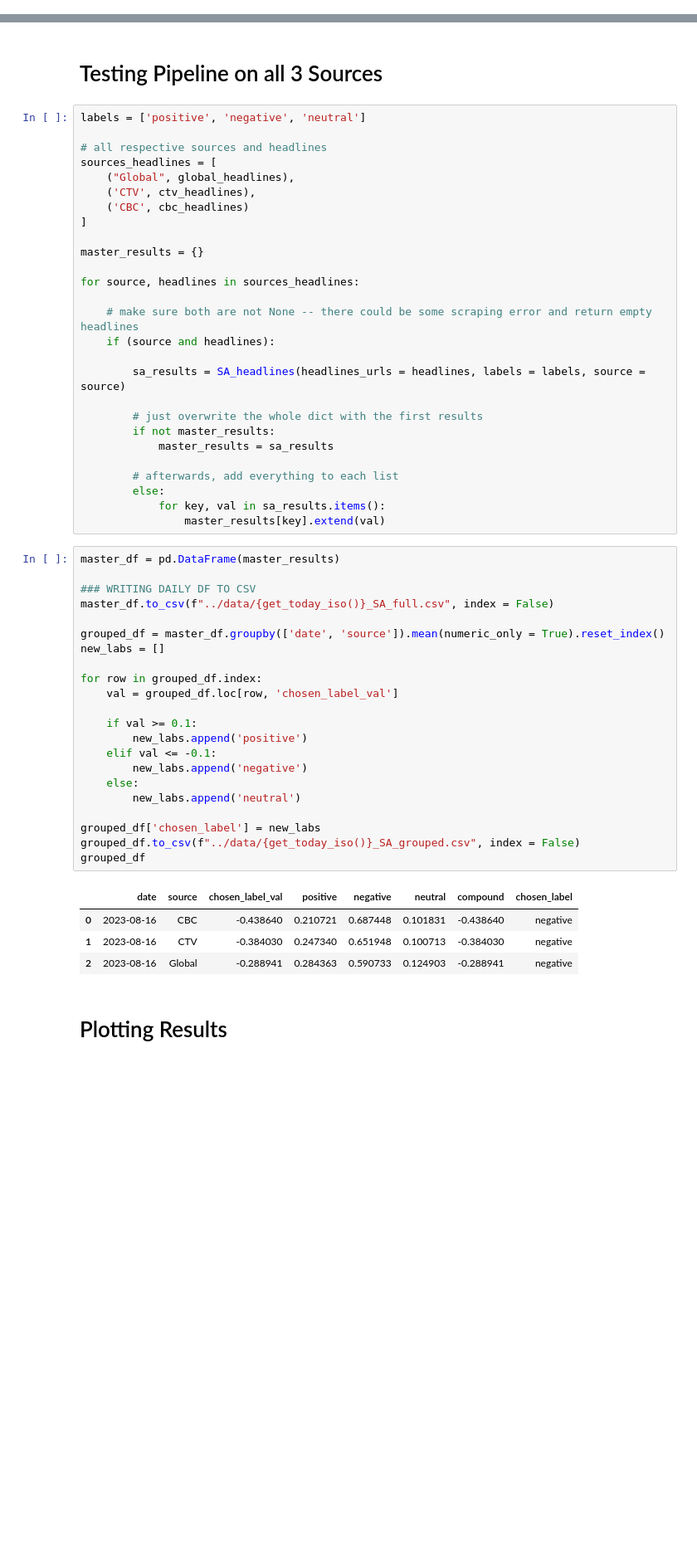
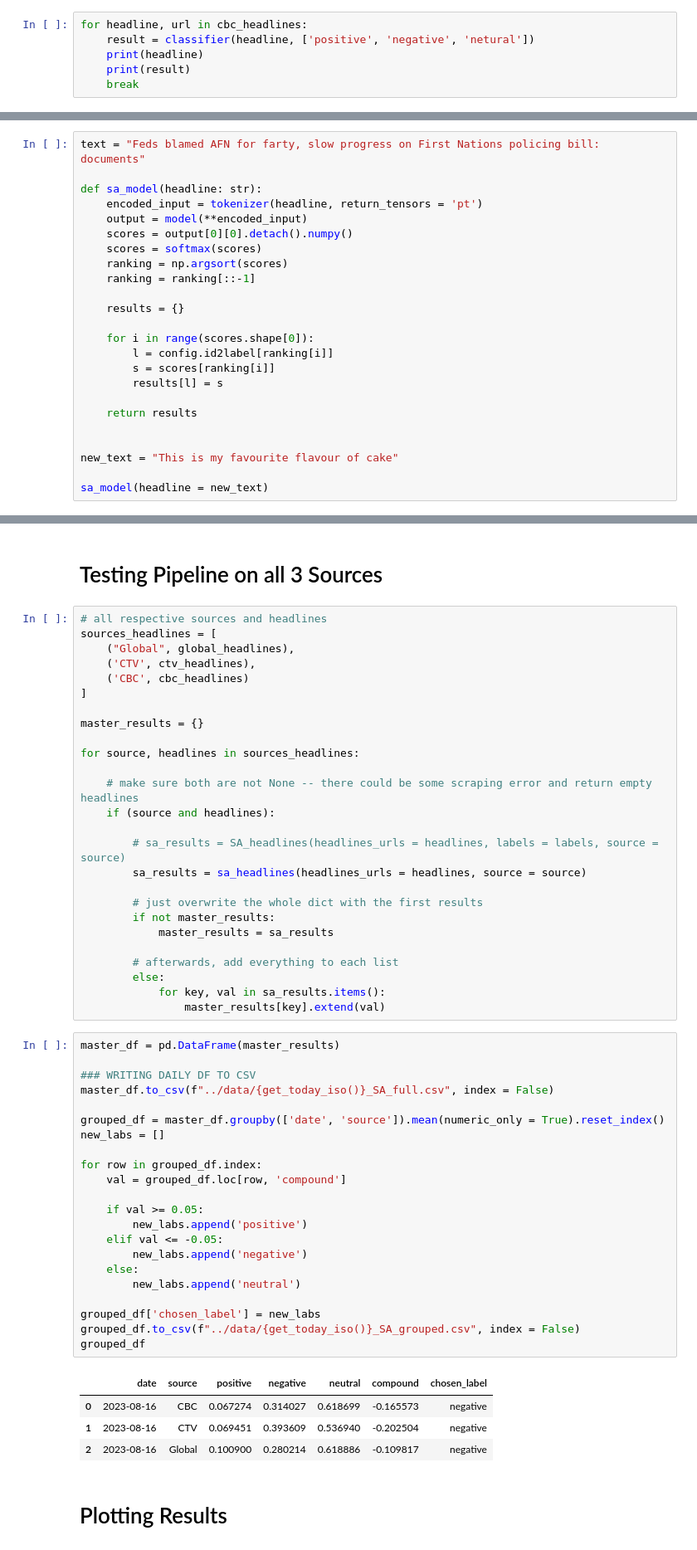
Before and after one commit to kmaurinjones/DailyNewsDriftCanada, a Jupyter notebook: notebooks/scraping.ipynb, the cells around one changed output, grey strips where cells are left out. Shown at 83% size. Cells and saved outputs as stored; diff of their text form; blank space fills up the shorter version.

```diff
--- a/notebooks/scraping.ipynb
+++ b/notebooks/scraping.ipynb
@@ -205,0 +222,6 @@ classifier = pipeline("zero-shot-classification", model = "facebook/bart-large-m
+# %%
+for headline, url in cbc_headlines:
+    result = classifier(headline, ['positive', 'negative', 'netural'])
+    print(headline)
+    print(result)
+    break
@@ -227,0 +253,24 @@ This hasn't ever worked but I'm leaving it case it ever might start working
+# %%
+text = "Feds blamed AFN for farty, slow progress on First Nations policing bill: documents"
+
+def sa_model(headline: str):
+    encoded_input = tokenizer(headline, return_tensors = 'pt')
+    output = model(**encoded_input)
+    scores = output[0][0].detach().numpy()
+    scores = softmax(scores)
+    ranking = np.argsort(scores)
+    ranking = ranking[::-1]
+
+    results = {}
+
+    for i in range(scores.shape[0]):
+        l = config.id2label[ranking[i]]
+        s = scores[ranking[i]]
+        results[l] = s
+
+    return results
+
+
+new_text = "This is my favourite flavour of cake"
+
+sa_model(headline = new_text)
@@ -292,8 +407,6 @@ def SA_headlines(headlines_urls: list, labels: list, source: str = None):
 # %% [markdown]
 # Testing Pipeline on all 3 Sources
 # %%
-labels = ['positive', 'negative', 'neutral']
-
 # all respective sources and headlines
 sources_headlines = [
     ("Global", global_headlines),
@@ -308,7 +421,8 @@ for source, headlines in sources_headlines:
     # make sure both are not None -- there could be some scraping error and return empty headlines
     if (source and headlines):
 
-        sa_results = SA_headlines(headlines_urls = headlines, labels = labels, source = source)
+        # sa_results = SA_headlines(headlines_urls = headlines, labels = labels, source = source)
+        sa_results = sa_headlines(headlines_urls = headlines, source = source)
 
         # just overwrite the whole dict with the first results
         if not master_results:
@@ -321,29 +435,29 @@ for source, headlines in sources_headlines:
 # %%
 master_df = pd.DataFrame(master_results)
 
 ### WRITING DAILY DF TO CSV
 master_df.to_csv(f"../data/{get_today_iso()}_SA_full.csv", index = False)
 
 grouped_df = master_df.groupby(['date', 'source']).mean(numeric_only = True).reset_index()
 new_labs = []
 
 for row in grouped_df.index:
-    val = grouped_df.loc[row, 'chosen_label_val']
+    val = grouped_df.loc[row, 'compound']
 
-    if val >= 0.1:
+    if val >= 0.05:
         new_labs.append('positive')
-    elif val <= -0.1:
+    elif val <= -0.05:
         new_labs.append('negative')
     else:
         new_labs.append('neutral')
 
 grouped_df['chosen_label'] = new_labs
 grouped_df.to_csv(f"../data/{get_today_iso()}_SA_grouped.csv", index = False)
 grouped_df
 # %% [output]
-|  | date | source | chosen_label_val | positive | negative | neutral | compound | chosen_label |
-| 0 | 2023-08-16 | CBC | -0.438640 | 0.210721 | 0.687448 | 0.101831 | -0.438640 | negative |
-| 1 | 2023-08-16 | CTV | -0.384030 | 0.247340 | 0.651948 | 0.100713 | -0.384030 | negative |
-| 2 | 2023-08-16 | Global | -0.288941 | 0.284363 | 0.590733 | 0.124903 | -0.288941 | negative |
+|  | date | source | positive | negative | neutral | compound | chosen_label |
+| 0 | 2023-08-16 | CBC | 0.067274 | 0.314027 | 0.618699 | -0.165573 | negative |
+| 1 | 2023-08-16 | CTV | 0.069451 | 0.393609 | 0.536940 | -0.202504 | negative |
+| 2 | 2023-08-16 | Global | 0.100900 | 0.280214 | 0.618886 | -0.109817 | negative |
 # %% [markdown]
 # Plotting Results
```
Also changed, not shown: parts of 23 cells of this notebook, 5 other files.
